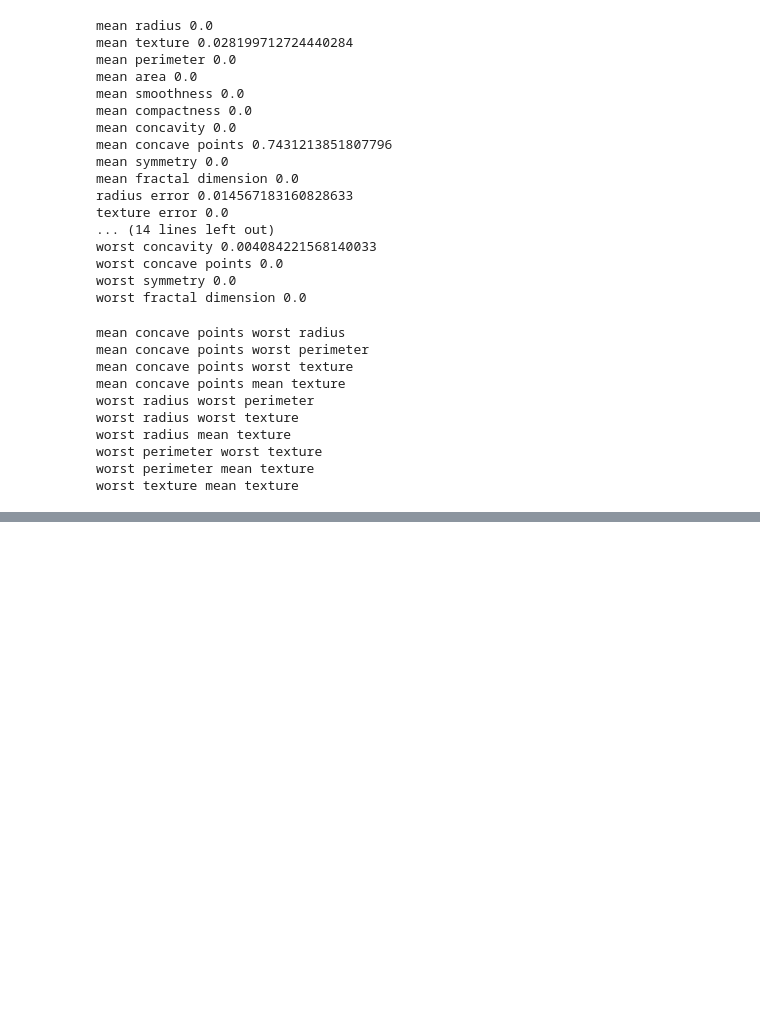
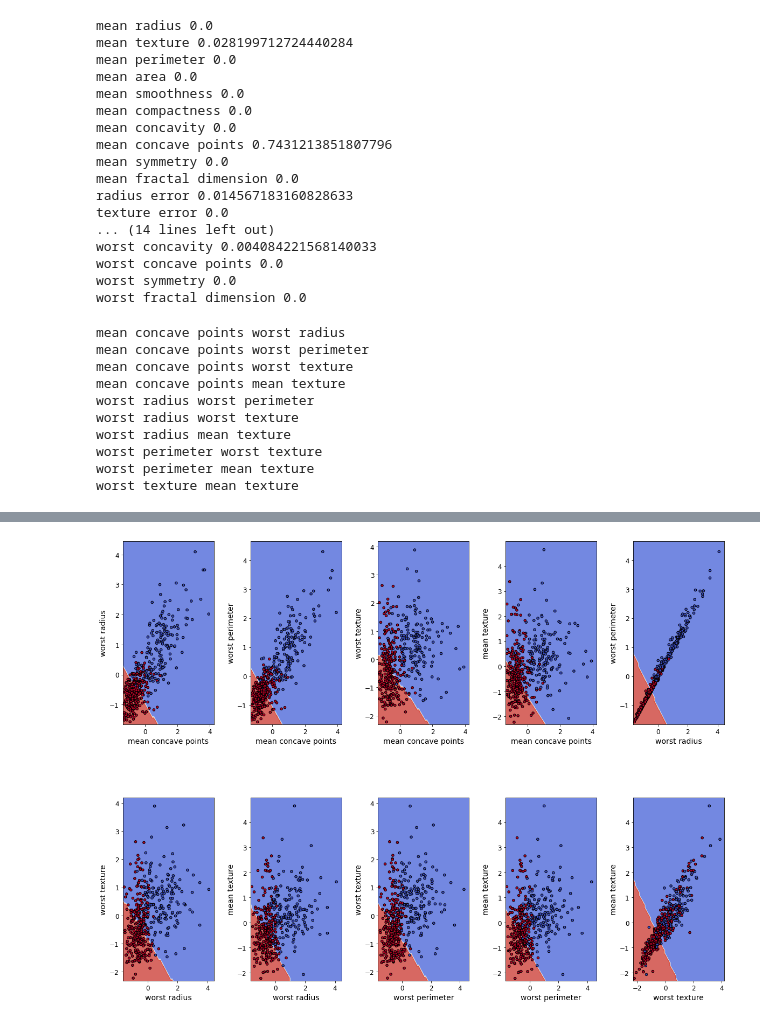
Before and after one commit to RoastedKernel/uni_Machine_Learning, a Jupyter notebook: Uni_Sub/ML_Tools/assign2/assign_2.ipynb, the cells around one changed output, grey strips where cells are left out. Saved outputs shown, nothing was run; the diff lists cells and outputs as text; code cells hidden in the pictures; blank space fills up the shorter version.

```diff
--- a/Uni_Sub/ML_Tools/assign2/assign_2.ipynb
+++ b/Uni_Sub/ML_Tools/assign2/assign_2.ipynb
@@ -790,24 +860,26 @@ print(classification_report(y_test, y_pred, target_names=data_sk.target_names))
 # %%
 fig, sub = plt.subplots(2,5, figsize=(20,15))
 plt.subplots_adjust(wspace=0.4, hspace=0.4)
 for combo, ax in zip(combinations(list1, 2), sub.flatten()):
     a = combo[0]
     b = combo[1]
     X_train_plot = train_vec(X_train, ap_df, a, b)
-    X_train_plot_ready, xx, yy = make_meshgrid3(X_train_plot, X_train,ap_df_t, 0.01,a , b)
+    X_train_plot_ready, xx, yy = make_meshgrid3(X_train_plot, X_train,ap_df_t, 0.1,a , b)
     X0 = X_train_plot[a]
     X1 = X_train_plot[b]
     #print(X_train_plot_ready.head(-1))
     #print("\n")
     Z = svm_clf.predict(X_train_plot_ready)
     Z = Z.reshape(xx.shape)
     ax.contourf(xx, yy, Z, cmap=plt.cm.coolwarm, alpha=0.8)
     ax.scatter(X0, X1, c=y_train, cmap=plt.cm.coolwarm, s=20, edgecolors='k')
     ax.set_xlim(xx.min(), xx.max())
     ax.set_ylim(yy.min(), yy.max())
     ax.set_xlabel(a)
     ax.set_ylabel(b)
     #ax.set_xticks(())
     #ax.set_yticks(())
     #plot(ap_df,analysis_point_df, X_train, 0.8, y_train, "combo[0]", "combo[0]")
 plt.show()
+# %% [output]
+[figure, added]
```
Also changed, not shown: parts of 13 cells of this notebook, 4 other files.
